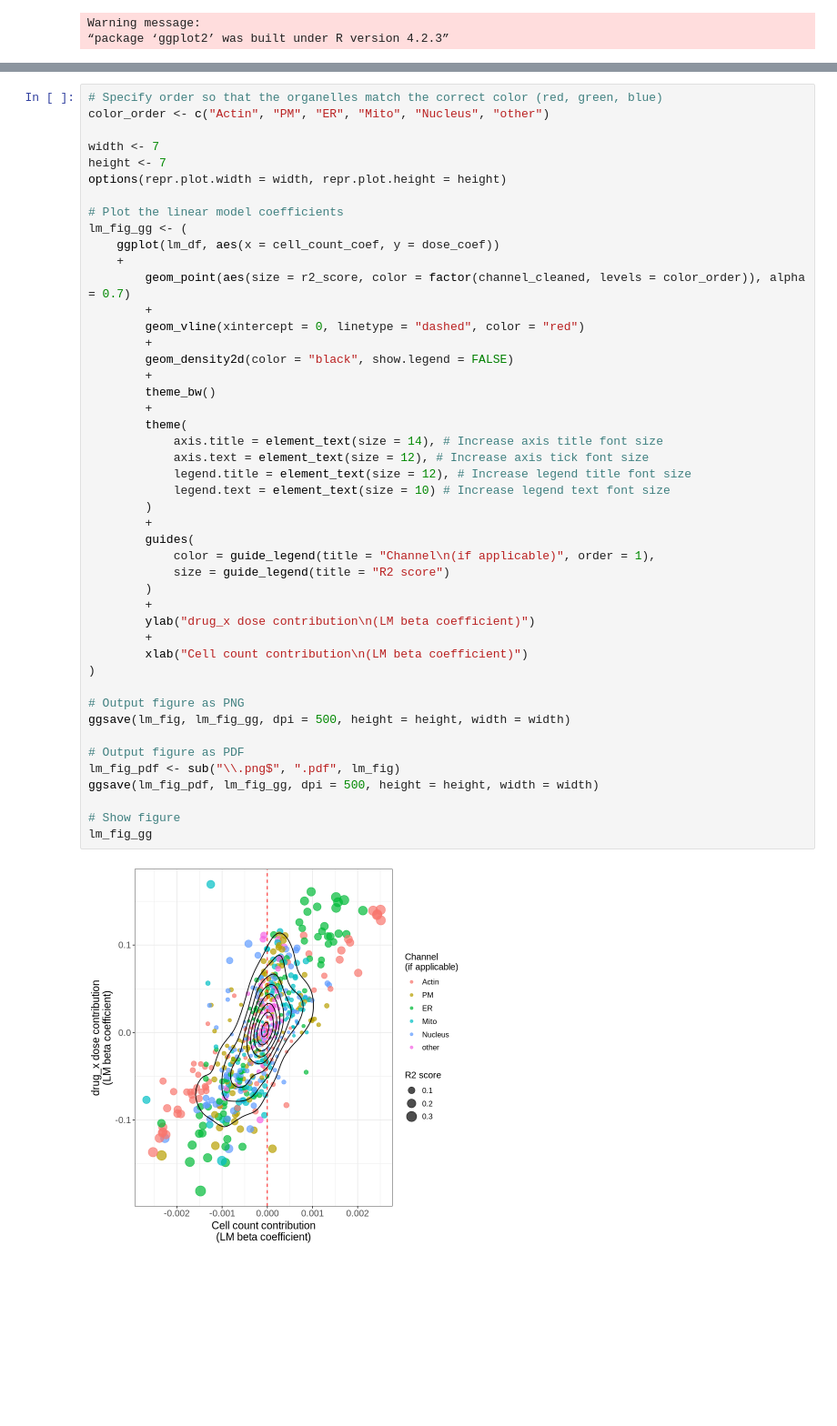
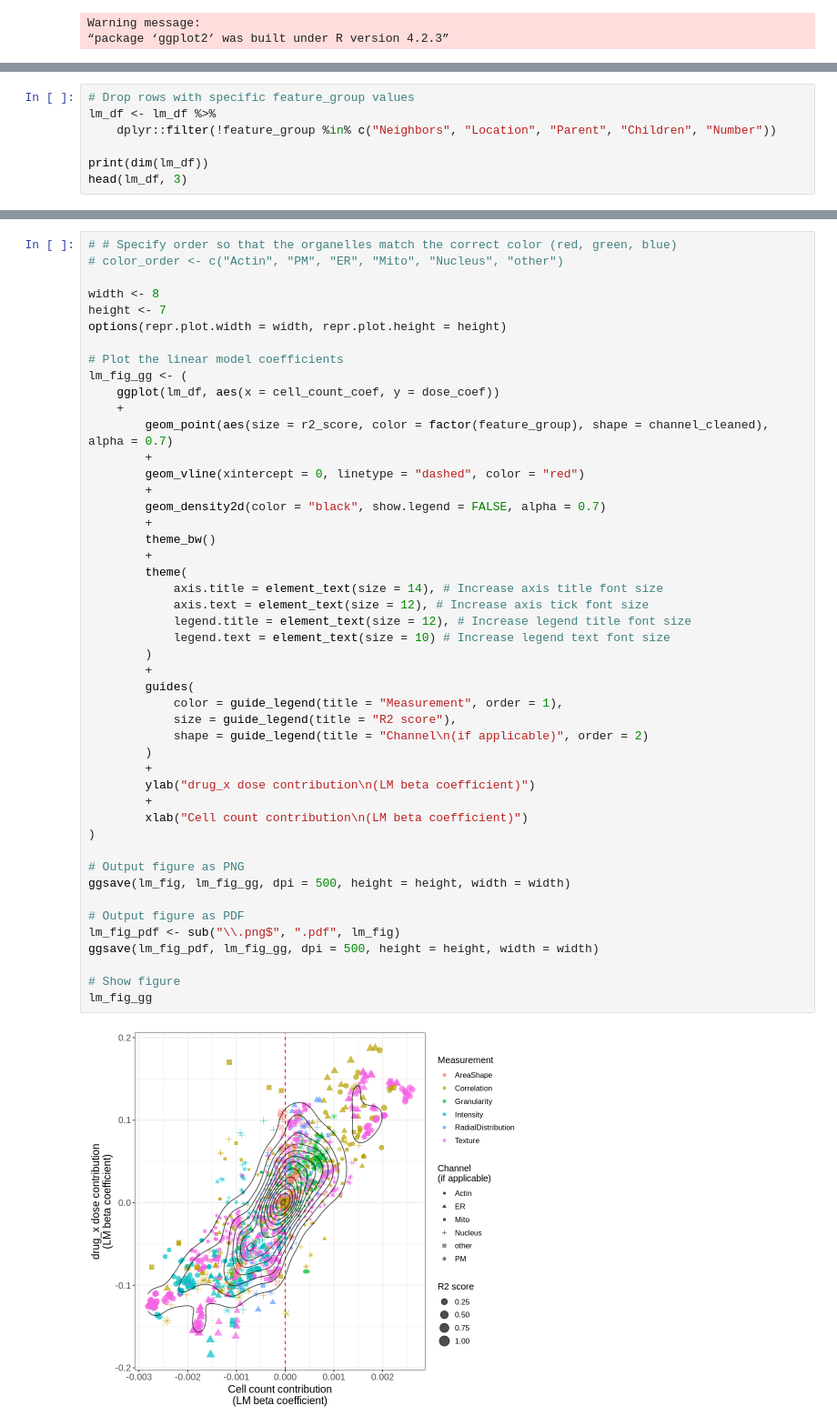
Before and after one commit to WayScience/cellpainting_predicts_cardiac_fibrosis, a Jupyter notebook: 4.analyze_data/notebooks/linear_model/1.plot_lm_results.ipynb, the cells around one changed output, grey strips where cells are left out. Shown at 91% size. Cells and saved outputs as stored; diff of their text form; blank space fills up the shorter version.

Commit message:
update to include all features (norm) and update plot

```diff
--- a/4.analyze_data/notebooks/linear_model/1.plot_lm_results.ipynb
+++ b/4.analyze_data/notebooks/linear_model/1.plot_lm_results.ipynb
@@ -81,0 +82,7 @@ A tibble: 3 × 13
+# %%
+# Drop rows with specific feature_group values
+lm_df <- lm_df %>%
+    dplyr::filter(!feature_group %in% c("Neighbors", "Location", "Parent", "Children", "Number"))
+
+print(dim(lm_df))
+head(lm_df, 3)
@@ -82,8 +97,8 @@ A tibble: 3 × 13
 # %%
-# Specify order so that the organelles match the correct color (red, green, blue)
-color_order <- c("Actin", "PM", "ER", "Mito", "Nucleus", "other")
+# # Specify order so that the organelles match the correct color (red, green, blue)
+# color_order <- c("Actin", "PM", "ER", "Mito", "Nucleus", "other")
 
-width <- 7
+width <- 8
 height <- 7
 options(repr.plot.width = width, repr.plot.height = height)
 
@@ -91,39 +106,40 @@ options(repr.plot.width = width, repr.plot.height = height)
 lm_fig_gg <- (
     ggplot(lm_df, aes(x = cell_count_coef, y = dose_coef))
     +
-        geom_point(aes(size = r2_score, color = factor(channel_cleaned, levels = color_order)), alpha = 0.7)
+        geom_point(aes(size = r2_score, color = factor(feature_group), shape = channel_cleaned), alpha = 0.7)
         +
         geom_vline(xintercept = 0, linetype = "dashed", color = "red")
         +
-        geom_density2d(color = "black", show.legend = FALSE)
+        geom_density2d(color = "black", show.legend = FALSE, alpha = 0.7)
         +
         theme_bw()
         +
         theme(
             axis.title = element_text(size = 14), # Increase axis title font size
             axis.text = element_text(size = 12), # Increase axis tick font size
             legend.title = element_text(size = 12), # Increase legend title font size
             legend.text = element_text(size = 10) # Increase legend text font size
         )
         +
         guides(
-            color = guide_legend(title = "Channel\n(if applicable)", order = 1),
-            size = guide_legend(title = "R2 score")
+            color = guide_legend(title = "Measurement", order = 1),
+            size = guide_legend(title = "R2 score"),
+            shape = guide_legend(title = "Channel\n(if applicable)", order = 2)
         )
         +
         ylab("drug_x dose contribution\n(LM beta coefficient)")
         +
         xlab("Cell count contribution\n(LM beta coefficient)")
 )
 
 # Output figure as PNG
 ggsave(lm_fig, lm_fig_gg, dpi = 500, height = height, width = width)
 
 # Output figure as PDF
 lm_fig_pdf <- sub("\\.png$", ".pdf", lm_fig)
 ggsave(lm_fig_pdf, lm_fig_gg, dpi = 500, height = height, width = width)
 
 # Show figure
 lm_fig_gg
 # %% [output]
-[figure, old version]
+[figure, new version]
```
Also changed, not shown: parts of 3 cells of this notebook, 6 other files.
